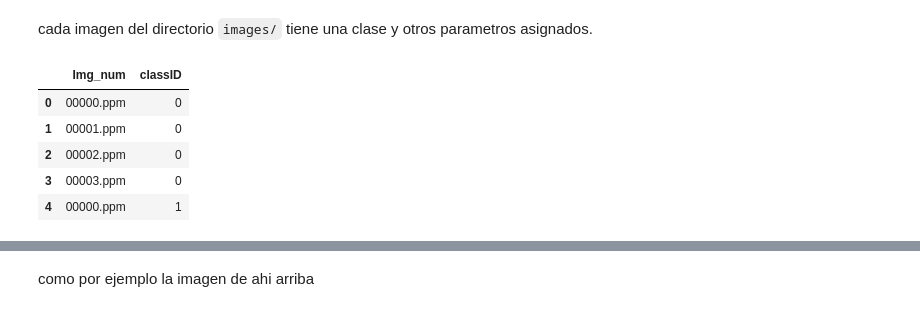
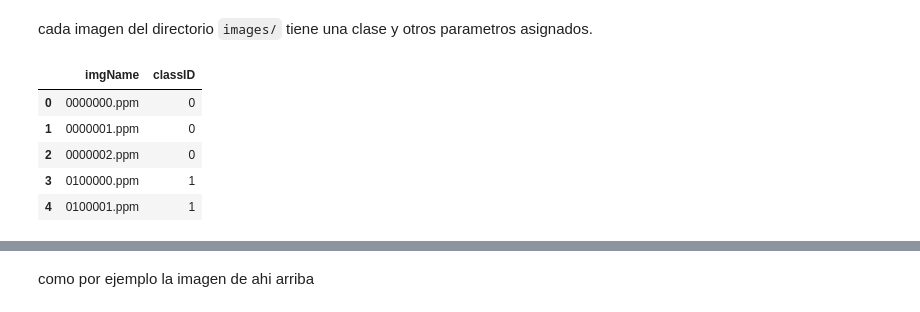
Before and after one commit to DaielChom/German-Traffic-Signs-Detector, a Jupyter notebook: Kiwi Testing.ipynb, the cells around one changed output, grey strips where cells are left out. Drawn from its saved outputs; the diff is of its cells as text; code cells hidden in the pictures.

```diff
--- a/Kiwi Testing.ipynb
+++ b/Kiwi Testing.ipynb
@@ -38,12 +40,12 @@ class_name.head()
 # %% [markdown]
 cada imagen del directorio `images/` tiene una clase y otros parametros asignados.
 # %%
-target = pd.read_csv("images/target.csv")
+target = pd.read_csv("images/target_train.csv")
 target.head()
 # %% [output]
-|  | Img_num | classID |
-| 0 | 00000.ppm | 0 |
-| 1 | 00001.ppm | 0 |
-| 2 | 00002.ppm | 0 |
-| 3 | 00003.ppm | 0 |
-| 4 | 00000.ppm | 1 |
+|  | imgName | classID |
+| 0 | 0000000.ppm | 0 |
+| 1 | 0000001.ppm | 0 |
+| 2 | 0000002.ppm | 0 |
+| 3 | 0100000.ppm | 1 |
+| 4 | 0100001.ppm | 1 |
```
Also changed, not shown: parts of 40 cells of this notebook.
